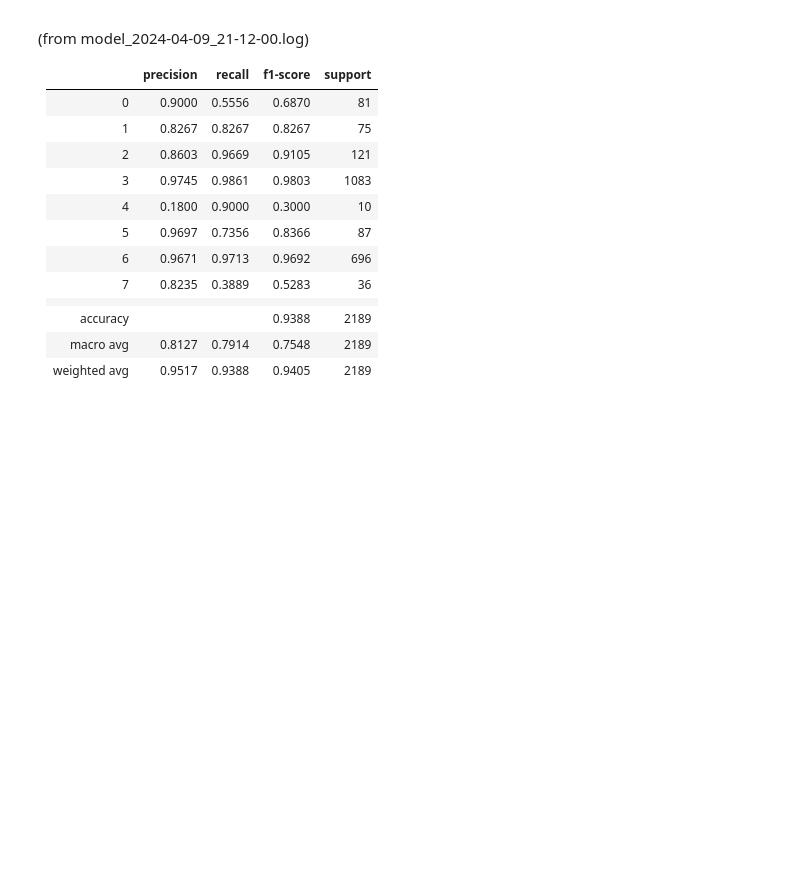
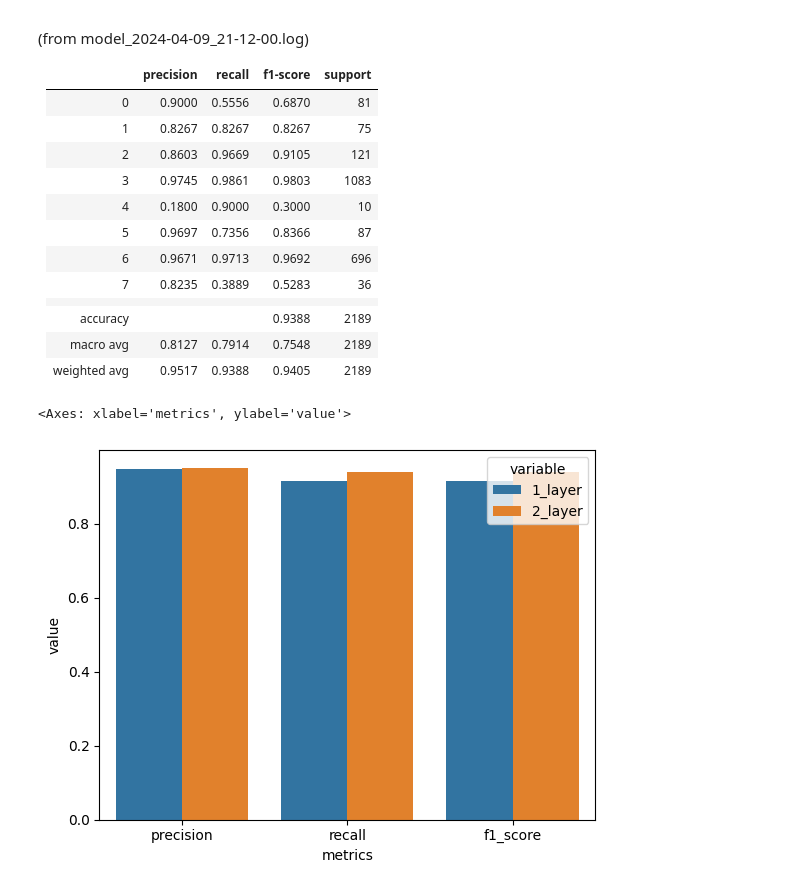
Before and after one commit to leonswl/ntu-msds-ai6103, a Jupyter notebook: notebooks/lstm_experiment.ipynb, the cells around one changed output. Cells and saved outputs as stored; diff of their text form; code cells hidden in the pictures; blank space fills up the shorter version.

```diff
--- a/notebooks/lstm_experiment.ipynb
+++ b/notebooks/lstm_experiment.ipynb
@@ -183,3 +186,24 @@ Text(0.5, 1.0, 'Training, Validation and Test Accuracy Values (LSTM with 2 layer
 | accuracy |          |        | 0.9388   | 2189    |
 | macro avg | 0.8127  | 0.7914 | 0.7548   | 2189    |
 | weighted avg | 0.9517 | 0.9388 | 0.9405 | 2189    |
+# %%
+weighted_results = {
+    '1_layer': {
+        'precision': 0.9485,
+        'recall': 0.9146,
+        'f1_score': 0.9154,
+    },
+    '2_layer': {
+        'precision': 0.9517,
+        'recall': 0.9388,
+        'f1_score': 0.9405,
+    }
+}
+
+weighted_results_df = pd.DataFrame(data=weighted_results)
+weighted_results_df_melted = weighted_results_df.reset_index(names='metrics').melt(id_vars='metrics')
+# %%
+sns.barplot(data=weighted_results_df_melted, x='metrics',y='value',hue='variable')
+# %% [output]
+<Axes: xlabel='metrics', ylabel='value'>
+[figure, added]
```
Also changed, not shown: parts of 13 cells of this notebook, 21 other files.
